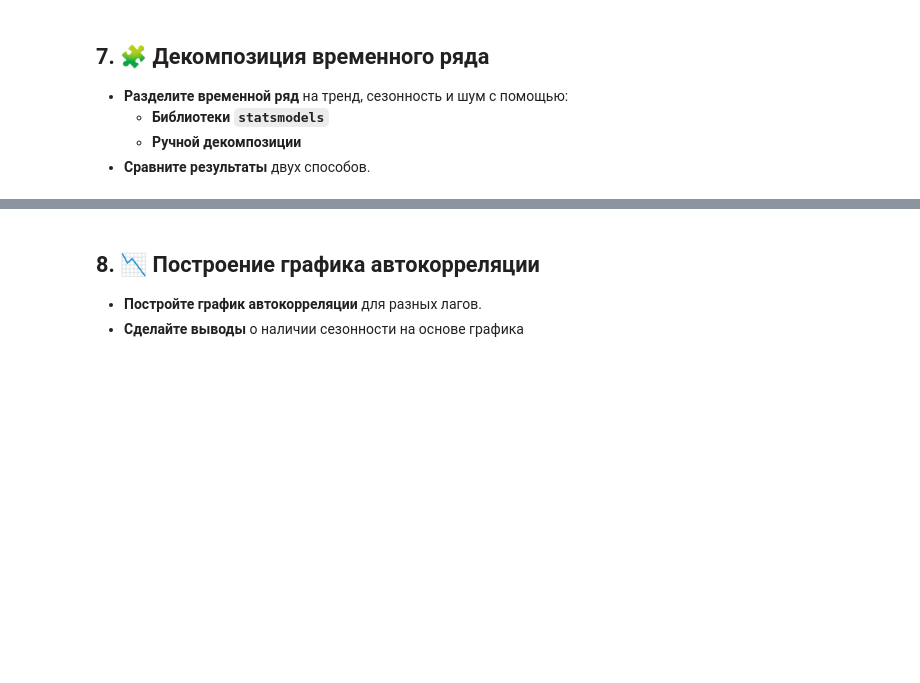
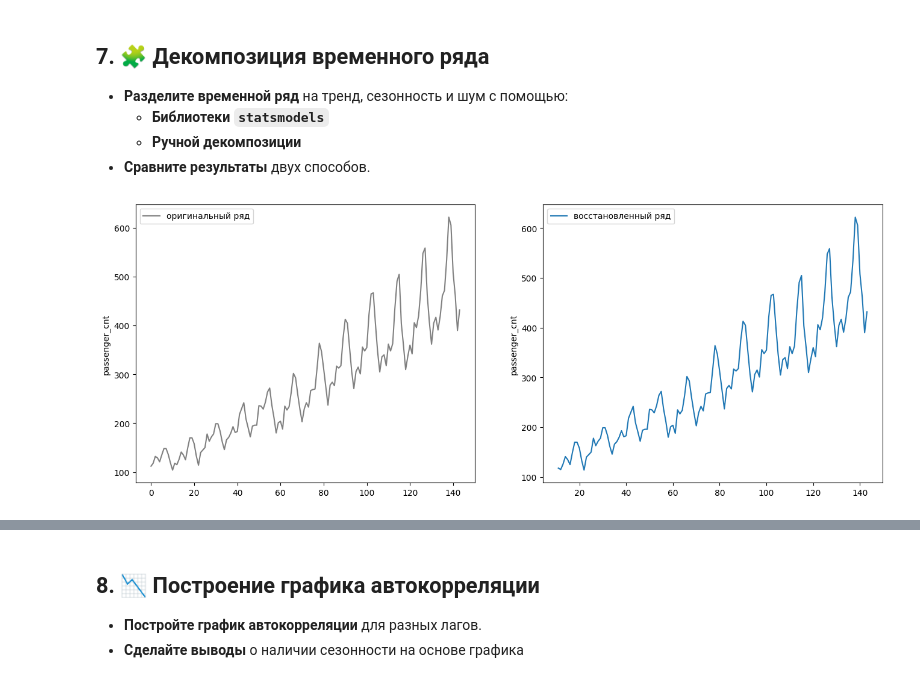
Before and after one commit to MarufIbragimov/zypl_ds, a Jupyter notebook: homework_3/homework_3.ipynb, the cells around one changed output, grey strips where cells are left out. Cells and saved outputs as stored; diff of their text form; code cells hidden in the pictures; blank space fills up the shorter version.

```diff
--- a/homework_3/homework_3.ipynb
+++ b/homework_3/homework_3.ipynb
@@ -203,0 +216,23 @@ plt.show();
+# %%
+def season_mean(x, period):
+    """
+    Return means for each period in x. period is an int that gives the
+    number of periods per cycle. E.g., 12 for monthly. NaNs are ignored
+    in the mean.
+    """
+    return np.array([np.nanmean(x[i::period], axis=0) for i in range(period)])
+# %%
+s_a = season_mean(detrend_, 6)
+s_a -=np.mean(s_a, axis=0)
+# %%
+nobs = detrend_.shape[0]
+custom_seasonal = np.tile(s_a.T, nobs // 6 + 1).T[:nobs]
+# %%
+custom_residuals = detrend_ - custom_seasonal
+# %%
+fig, axes = plt.subplots(1, 2, figsize = (16, 6))
+sns.lineplot(df['passenger_cnt'], ax = axes[0], color = 'grey', label = 'оригинальный ряд')
+sns.lineplot(custom_trend + custom_seasonal + custom_residuals, ax = axes[1], label = 'восстановленный ряд')
+plt.show();
+# %% [output]
+[figure, added]
```
Also changed, not shown: parts of 12 cells of this notebook.
